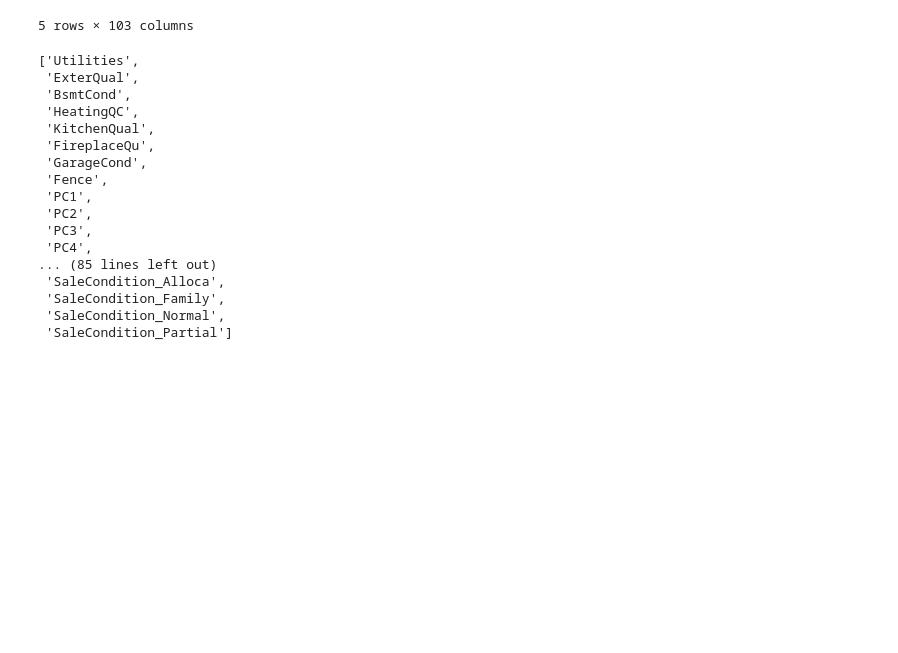
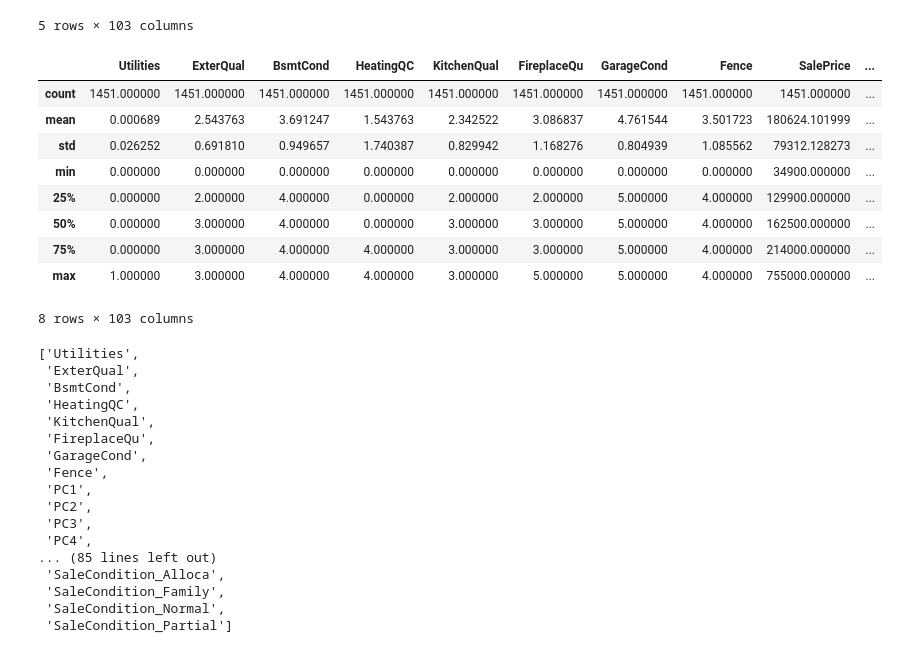
Before and after one commit to JordiPG05/Aprender-Tutoriales, a Jupyter notebook: Regression-Techniques.ipynb, the cells around one changed output. Drawn from its saved outputs; the diff is of its cells as text; code cells hidden in the pictures; blank space fills up the shorter version.

```diff
--- a/Regression-Techniques.ipynb
+++ b/Regression-Techniques.ipynb
@@ -339,6 +339,19 @@ train_df.head()
 | 3 | 0.0 | 3.0 | 1.0 | 2.0 | 2.0 | 2.0 | 5.0 | 4.0 | 140000 | ... |
 | 4 | 0.0 | 2.0 | 4.0 | 0.0 | 2.0 | 5.0 | 5.0 | 4.0 | 250000 | ... |
 5 rows × 103 columns
+# %%
+train_df.describe()
+# %% [output]
+|  | Utilities | ExterQual | BsmtCond | HeatingQC | KitchenQual | FireplaceQu | GarageCond | Fence | SalePrice | ... |
+| count | 1451.000000 | 1451.000000 | 1451.000000 | 1451.000000 | 1451.000000 | 1451.000000 | 1451.000000 | 1451.000000 | 1451.000000 | ... |
+| mean | 0.000689 | 2.543763 | 3.691247 | 1.543763 | 2.342522 | 3.086837 | 4.761544 | 3.501723 | 180624.101999 | ... |
+| std | 0.026252 | 0.691810 | 0.949657 | 1.740387 | 0.829942 | 1.168276 | 0.804939 | 1.085562 | 79312.128273 | ... |
+| min | 0.000000 | 0.000000 | 0.000000 | 0.000000 | 0.000000 | 0.000000 | 0.000000 | 0.000000 | 34900.000000 | ... |
+| 25% | 0.000000 | 2.000000 | 4.000000 | 0.000000 | 2.000000 | 2.000000 | 5.000000 | 4.000000 | 129900.000000 | ... |
+| 50% | 0.000000 | 3.000000 | 4.000000 | 0.000000 | 3.000000 | 3.000000 | 5.000000 | 4.000000 | 162500.000000 | ... |
+| 75% | 0.000000 | 3.000000 | 4.000000 | 4.000000 | 3.000000 | 3.000000 | 5.000000 | 4.000000 | 214000.000000 | ... |
+| max | 1.000000 | 3.000000 | 4.000000 | 4.000000 | 3.000000 | 5.000000 | 5.000000 | 4.000000 | 755000.000000 | ... |
+8 rows × 103 columns
 # %%
 features=train_df.columns.tolist()
 features.remove('SalePrice')
```
Also changed, not shown: parts of 5 cells of this notebook.
